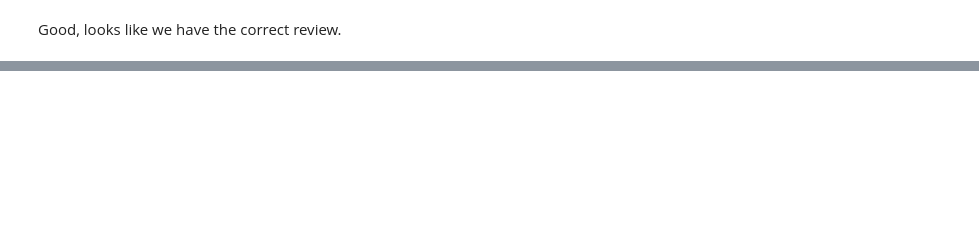
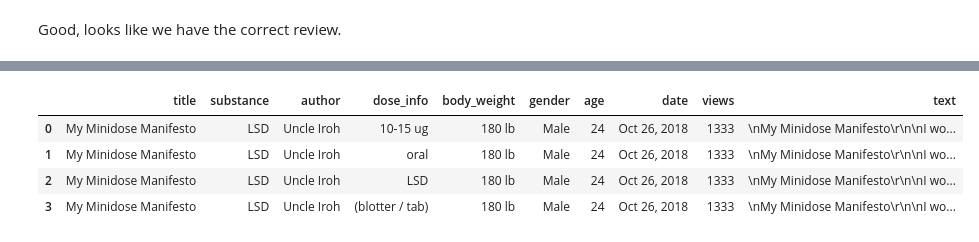
Before and after one commit to norrishd/TripNLP, a Jupyter notebook: web_scrape.ipynb, the cells around one changed output, grey strips where cells are left out. Drawn from its saved outputs; the diff is of its cells as text; code cells hidden in the pictures; blank space fills up the shorter version.

```diff
--- a/web_scrape.ipynb
+++ b/web_scrape.ipynb
@@ -239,0 +331,3 @@ tables[1]
+# %%
+report_text = report.contents[start_idx + 1:end_idx]
+report_text[:5]
@@ -239,0 +356,9 @@ tables[1]
+# %%
+# After much Googling, seems text has been decoded in latin1
+# See https://stackoverflow.com/questions/45292526/how-do-i-convert-unicode-string-with-cp1252-characters-into-utf-8-with-python
+texts = []
+for elem in report_text:
+    if isinstance(elem, NavigableString):
+        texts.append(elem.encode('latin1').decode('cp1252'))
+    elif isinstance(elem, Tag) and elem.name == 'i':
+        texts.append(elem.string.encode('latin1').decode('cp1252'))
@@ -239,0 +368,4 @@ tables[1]
+# %%
+text = ""
+for elem in texts:
+    text += elem
@@ -239,0 +392,2 @@ tables[1]
+# %%
+trip_info['text'] = text
@@ -239,0 +397,9 @@ tables[1]
+# %%
+trip_df = pd.DataFrame(trip_info)
+trip_df.head()
+# %% [output]
+|  | title | substance | author | dose_info | body_weight | gender | age | date | views | text |
+| 0 | My Minidose Manifesto | LSD | Uncle Iroh | 10-15 ug | 180 lb | Male | 24 | Oct 26, 2018 | 1333 | \nMy Minidose Manifesto\r\n\nI wo... |
+| 1 | My Minidose Manifesto | LSD | Uncle Iroh | oral | 180 lb | Male | 24 | Oct 26, 2018 | 1333 | \nMy Minidose Manifesto\r\n\nI wo... |
+| 2 | My Minidose Manifesto | LSD | Uncle Iroh | LSD | 180 lb | Male | 24 | Oct 26, 2018 | 1333 | \nMy Minidose Manifesto\r\n\nI wo... |
+| 3 | My Minidose Manifesto | LSD | Uncle Iroh | (blotter / tab) | 180 lb | Male | 24 | Oct 26, 2018 | 1333 | \nMy Minidose Manifesto\r\n\nI wo... |
```
Also changed, not shown: parts of 37 cells of this notebook, 4 other files.
